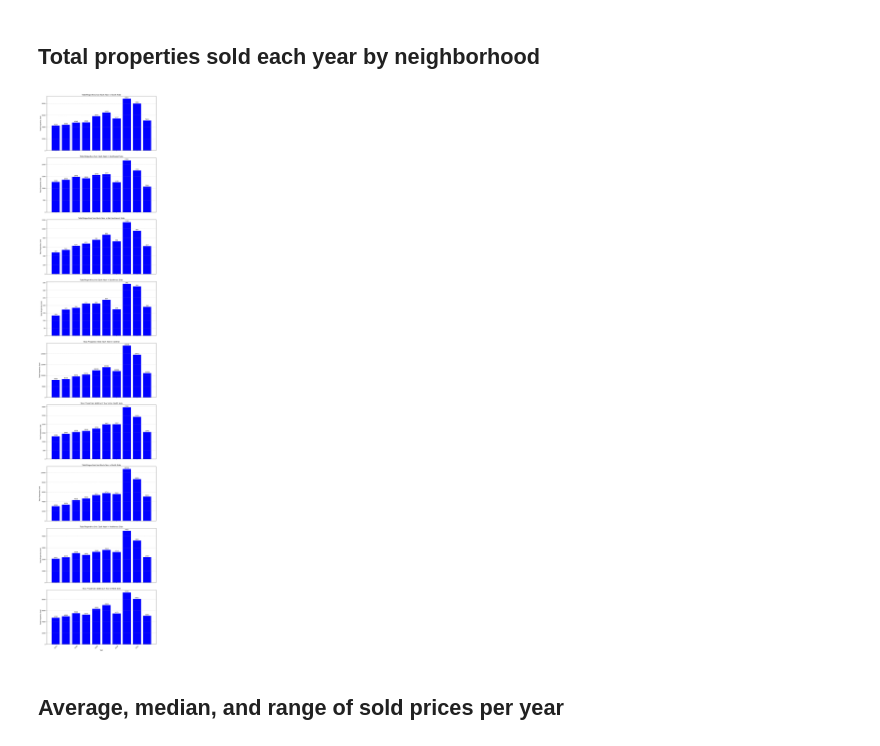
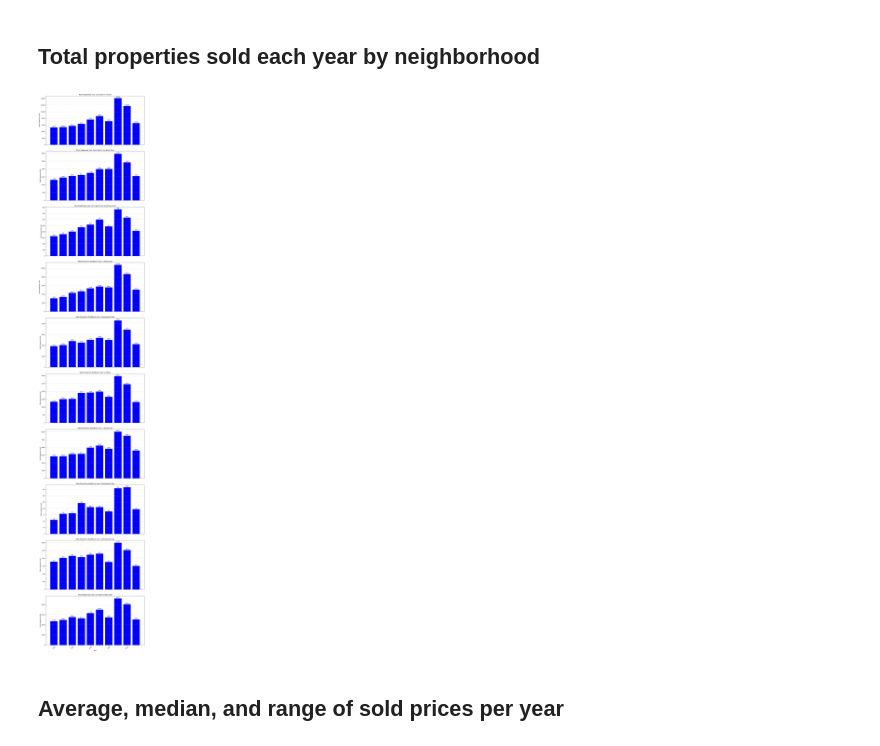
Before and after one commit to Skcodingacademy/chicago-crime-property-analysis, a Jupyter notebook: property_eda.ipynb, the cells around one changed output. Drawn from its saved outputs; the diff is of its cells as text; code cells hidden in the pictures.

```diff
--- a/property_eda.ipynb
+++ b/property_eda.ipynb
@@ -173,40 +173,31 @@ plt.show()
 # %%
 property_df['last_sold_date'] = pd.to_datetime(property_df['last_sold_date'])
 
 property_df['sale_year'] = property_df['last_sold_date'].dt.year
 
 neighborhood_group_results = {}
-
-for group_name, group_info in neighborhood_groups.items():
-    neighborhoods = group_info['neighborhoods']
-
-    group_data = property_df[property_df['community'].isin(neighborhoods)]
-
+for group_name, group_data in property_df.groupby('neighborhood_group'):
     properties_sold_each_year = group_data.groupby('sale_year').size().reset_index(name='total_properties_sold')
-
     neighborhood_group_results[group_name] = properties_sold_each_year
 
 num_groups = len(neighborhood_group_results)
-
 fig, axs = plt.subplots(num_groups, 1, figsize=(12, 6 * num_groups), sharex=True)
 
 for i, (group_name, result_df) in enumerate(neighborhood_group_results.items()):
     axs[i].bar(result_df['sale_year'], result_df['total_properties_sold'], color='blue')
     axs[i].set_title(f'Total Properties Sold Each Year in {group_name}')
     axs[i].set_ylabel('Total Properties Sold')
     axs[i].grid(axis='y', linestyle='--', alpha=0.7)
     axs[i].tick_params(axis='x', labelrotation=45)
 
     for x, y in zip(result_df['sale_year'], result_df['total_properties_sold']):
         axs[i].annotate(str(y), (x, y), textcoords="offset points", xytext=(0, 5), ha='center')
 
 plt.xlabel('Year')
-
 plt.tight_layout(pad=3.0)
-
 plt.show()
 # %% [output]
-[figure, old version]
+[figure, new version]
 # %% [markdown]
 ## Average, median, and range of sold prices per year
 # %%
```
Also changed, not shown: parts of 5 cells of this notebook, 1 other file.
